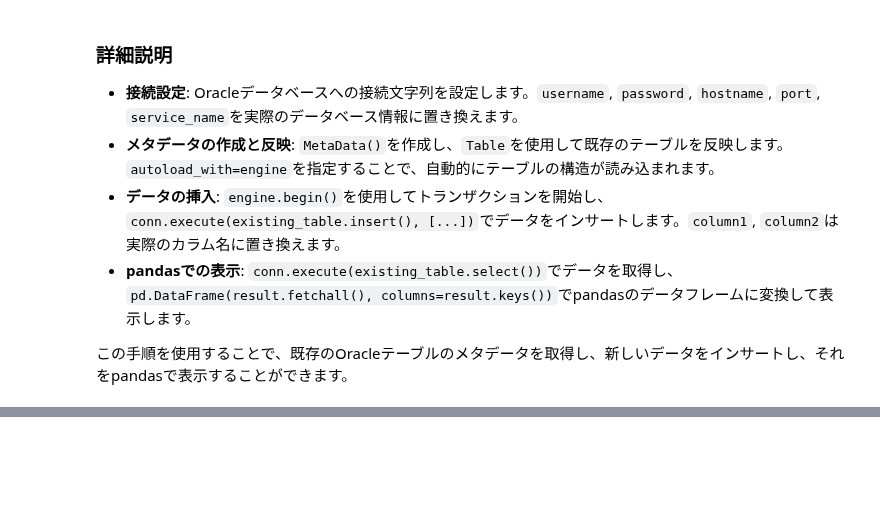
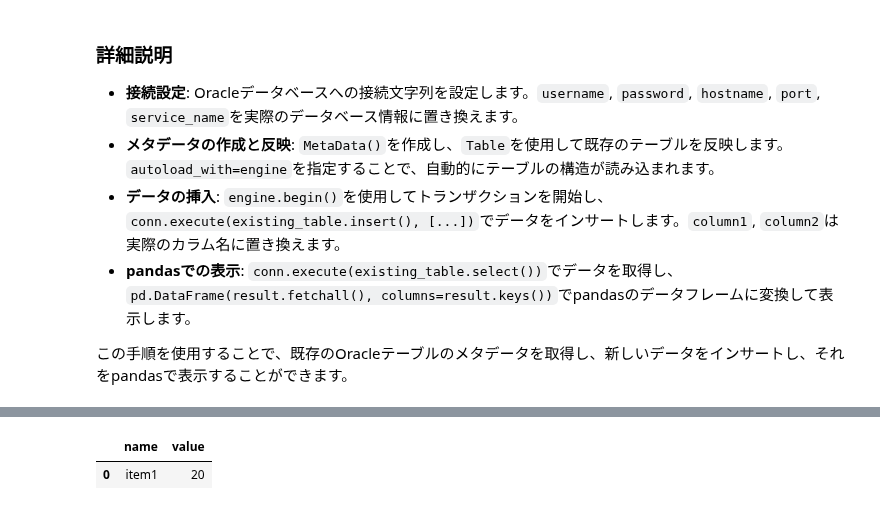
Before and after one commit to phonon-py/DatabaseSpecialistStudy, a Jupyter notebook: main_v2.ipynb, the cells around one changed output, grey strips where cells are left out. Cells and saved outputs as stored; diff of their text form; code cells hidden in the pictures; blank space fills up the shorter version.

```diff
--- a/main_v2.ipynb
+++ b/main_v2.ipynb
@@ -1060,0 +1247,5 @@ with engine.connect() as conn:
+# %%
+df
+# %% [output]
+|  | name | value |
+| 0 | item1 | 20 |
```
Also changed, not shown: parts of 8 cells of this notebook.
